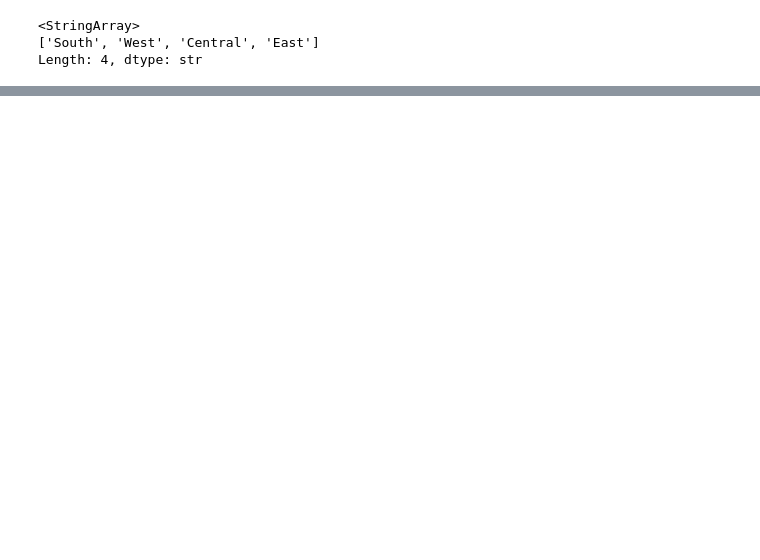
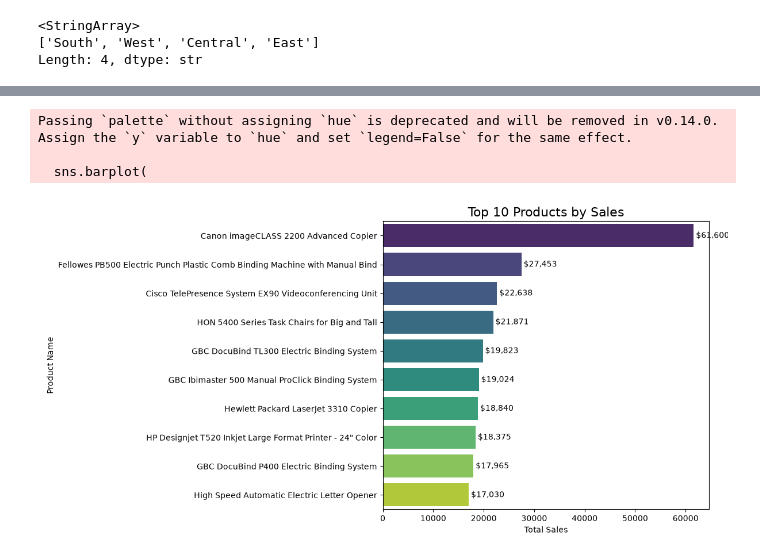
Before and after one commit to esti-sidley342/DI-Bootcamp-Stage1, a Jupyter notebook: Day1/DailyChallenge/Week4Day1.ipynb, the cells around one changed output, grey strips where cells are left out. Saved outputs shown, nothing was run; the diff lists cells and outputs as text; code cells hidden in the pictures; blank space fills up the shorter version.

```diff
--- a/Day1/DailyChallenge/Week4Day1.ipynb
+++ b/Day1/DailyChallenge/Week4Day1.ipynb
@@ -322,0 +466,45 @@ module://matplotlib_inline.backend_inline
+# %%
+# Clean column names
+df.columns = df.columns.str.strip()
+
+# Calculate total sales for each product
+top_products = (
+    df.groupby('Product_Name')['Sales']
+      .sum()
+      .reset_index()
+      .sort_values(by='Sales', ascending=False)
+      .head(10)
+)
+
+# Create figure using Seaborn to show top 10 products by sales
+plt.figure(figsize=(12, 6))
+
+# Create bar chart
+sns.barplot(
+    data=top_products,
+    x='Sales',
+    y='Product_Name',
+    palette='viridis'
+)
+
+# Add chart title and labels
+plt.title('Top 10 Products by Sales', fontsize=16)
+plt.xlabel('Total Sales')
+plt.ylabel('Product Name')
+
+# Add sales values to bars
+for index, value in enumerate(top_products['Sales']):
+    plt.text(
+        value,
+        index,
+        f' ${value:,.0f}',
+        va='center'
+    )
+
+plt.tight_layout()
+plt.show()
+# %% [output]
+Passing `palette` without assigning `hue` is deprecated and will be removed in v0.14.0. Assign the `y` variable to `hue` and set `legend=False` for the same effect.
+
+  sns.barplot(
+[figure, added]
```
Also changed, not shown: parts of 10 cells of this notebook.
